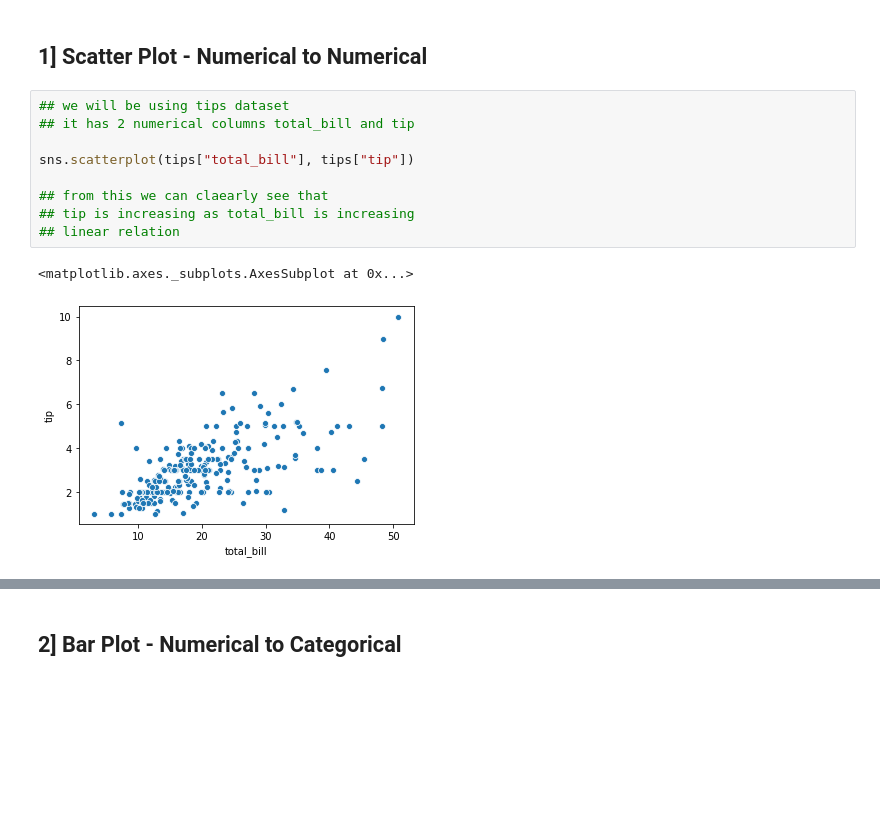
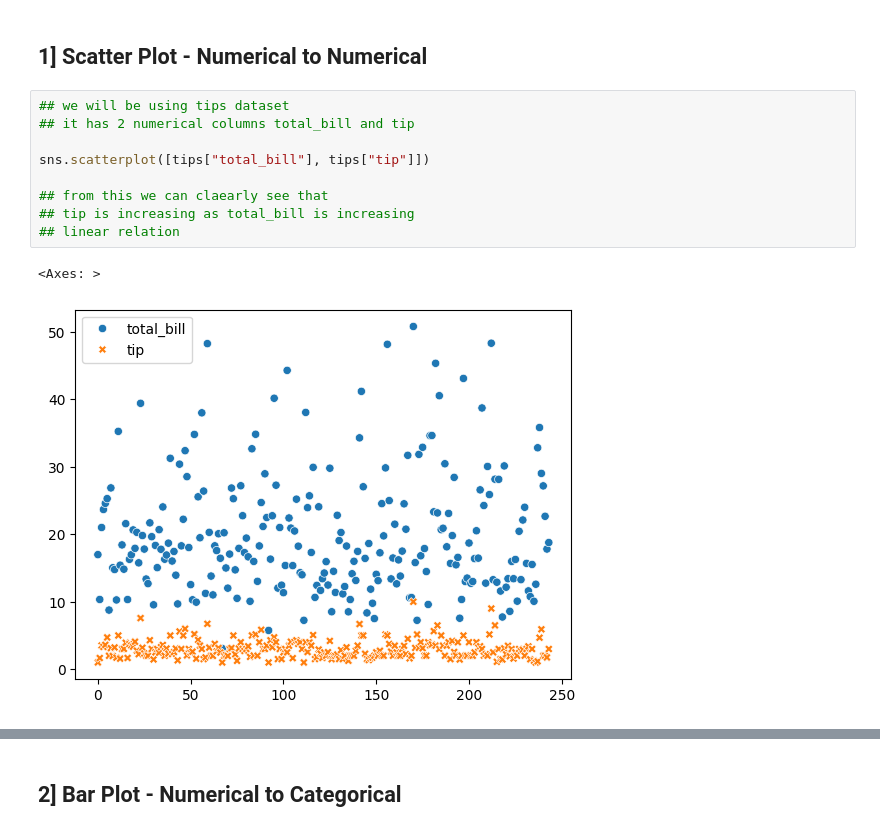
Before and after one commit to JapiKredi/EDA_extensive_library, a Jupyter notebook: Titanic_Step_by_Step_EDA.ipynb, the cells around one changed output, grey strips where cells are left out. Cells and saved outputs as stored; diff of their text form; blank space fills up the shorter version.

```diff
--- a/Titanic_Step_by_Step_EDA.ipynb
+++ b/Titanic_Step_by_Step_EDA.ipynb
@@ -509,12 +527,12 @@ flight.head()
 # %%
 ## we will be using tips dataset
 ## it has 2 numerical columns total_bill and tip
 
-sns.scatterplot(tips["total_bill"], tips["tip"])
+sns.scatterplot([tips["total_bill"], tips["tip"]])
 
 ## from this we can claearly see that
 ## tip is increasing as total_bill is increasing
 ## linear relation
 # %% [output]
-<matplotlib.axes._subplots.AxesSubplot at 0x...>
+<Axes: >
-[figure, old version]
+[figure, new version]
```
Also changed, not shown: parts of 39 cells of this notebook.
